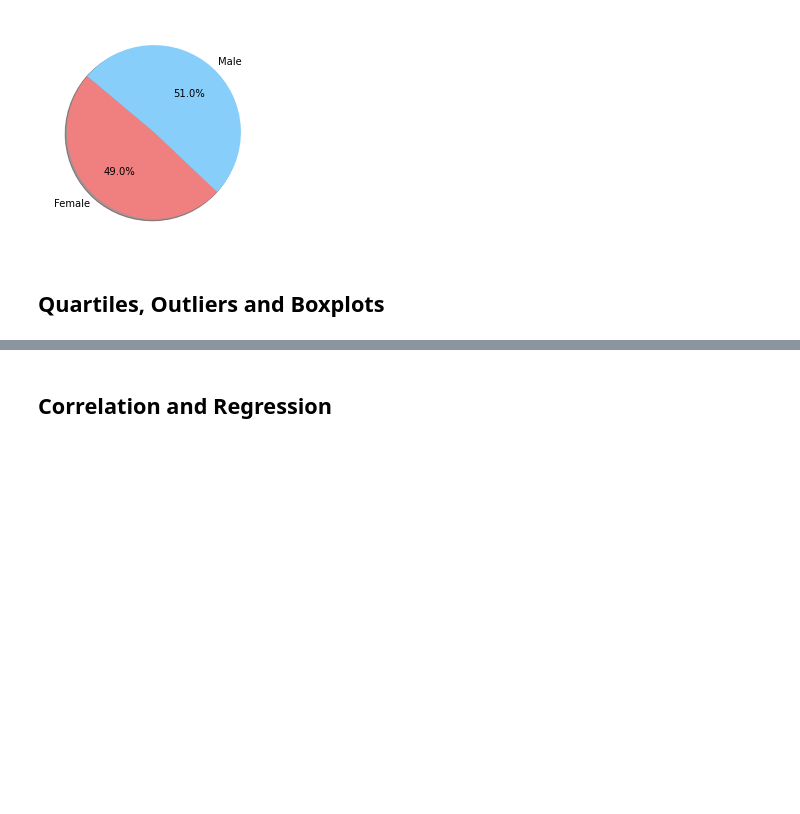
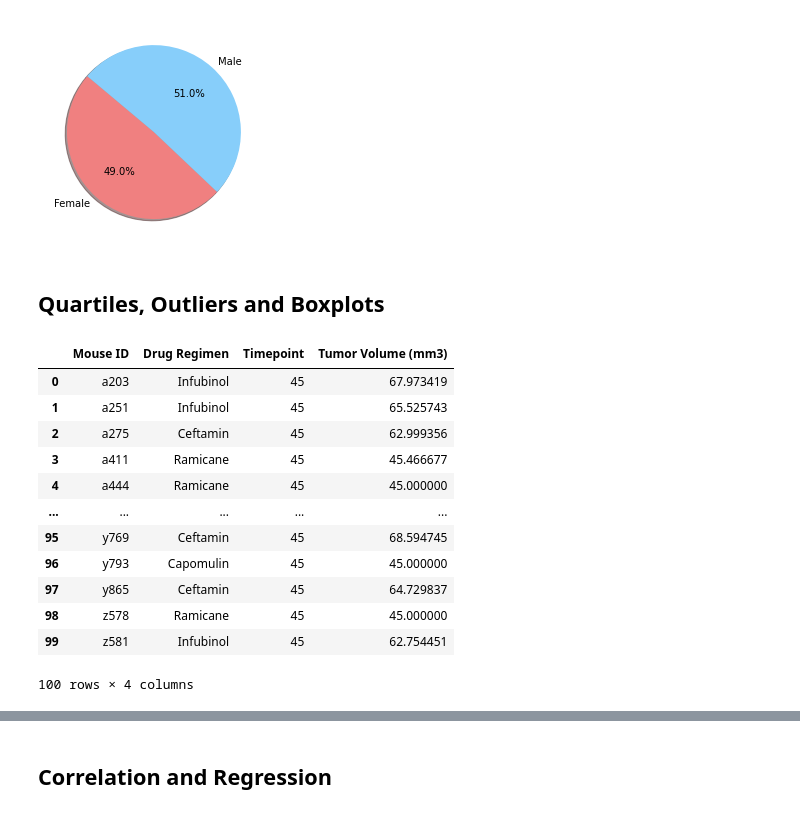
Before and after one commit to nikoelvambuena95/matplotlib-challenge, a Jupyter notebook: Pymaceuticals/Pymaceuticals_Starter.ipynb, the cells around one changed output, grey strips where cells are left out. Saved outputs shown, nothing was run; the diff lists cells and outputs as text; code cells hidden in the pictures; blank space fills up the shorter version.

```diff
--- a/Pymaceuticals/Pymaceuticals_Starter.ipynb
+++ b/Pymaceuticals/Pymaceuticals_Starter.ipynb
@@ -202,7 +202,29 @@ plt.show()
 # %%
 # Calculate the final tumor volume of each mouse across four of the treatment regimens:
 # Capomulin, Ramicane, Infubinol, and Ceftamin
 
-# Start by getting the last (greatest) timepoint for each mouse
+## Start by getting the last (greatest) timepoint for each mouse
+final_tumor_vol_df = clean_mouse_df[['Mouse ID', 'Timepoint', 'Tumor Volume (mm3)',
+                                    'Drug Regimen']]
+final_tumor_vol_df = final_tumor_vol_df.loc[(final_tumor_vol_df['Drug Regimen'] == 'Capomulin')|
+                                            (final_tumor_vol_df['Drug Regimen'] == 'Ramicane')|
+                                            (final_tumor_vol_df['Drug Regimen'] == 'Infubinol')|
+                                            (final_tumor_vol_df['Drug Regimen'] == 'Ceftamin')]
+final_tumor_vol_df = final_tumor_vol_df.groupby(['Mouse ID','Drug Regimen']).max(['Timpoint']).reset_index()
+final_tumor_vol_df
 
-# Merge this group df with the original dataframe to get the tumor volume at the last timepoint
+## Merge this group df with the original dataframe to get the tumor volume at the last timepoint
+# %% [output]
+|  | Mouse ID | Drug Regimen | Timepoint | Tumor Volume (mm3) |
+| 0 | a203 | Infubinol | 45 | 67.973419 |
+| 1 | a251 | Infubinol | 45 | 65.525743 |
+| 2 | a275 | Ceftamin | 45 | 62.999356 |
+| 3 | a411 | Ramicane | 45 | 45.466677 |
+| 4 | a444 | Ramicane | 45 | 45.000000 |
+| ... | ... | ... | ... | ... |
+| 95 | y769 | Ceftamin | 45 | 68.594745 |
+| 96 | y793 | Capomulin | 45 | 45.000000 |
+| 97 | y865 | Ceftamin | 45 | 64.729837 |
+| 98 | z578 | Ramicane | 45 | 45.000000 |
+| 99 | z581 | Infubinol | 45 | 62.754451 |
+100 rows × 4 columns
```
Also changed, not shown: parts of 7 cells of this notebook, 1 other file.
